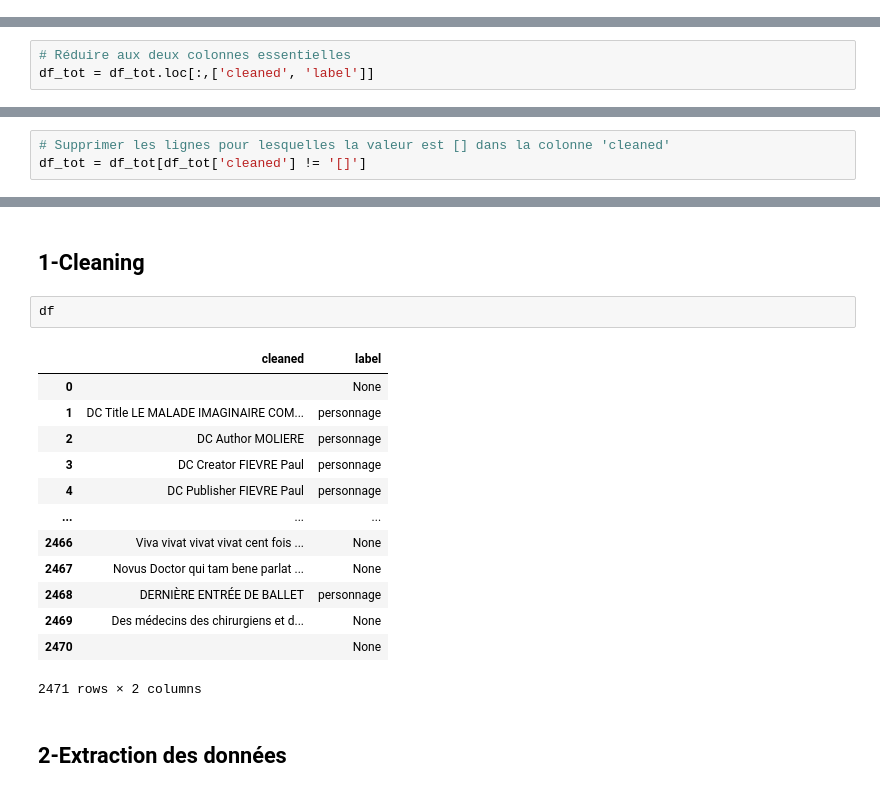
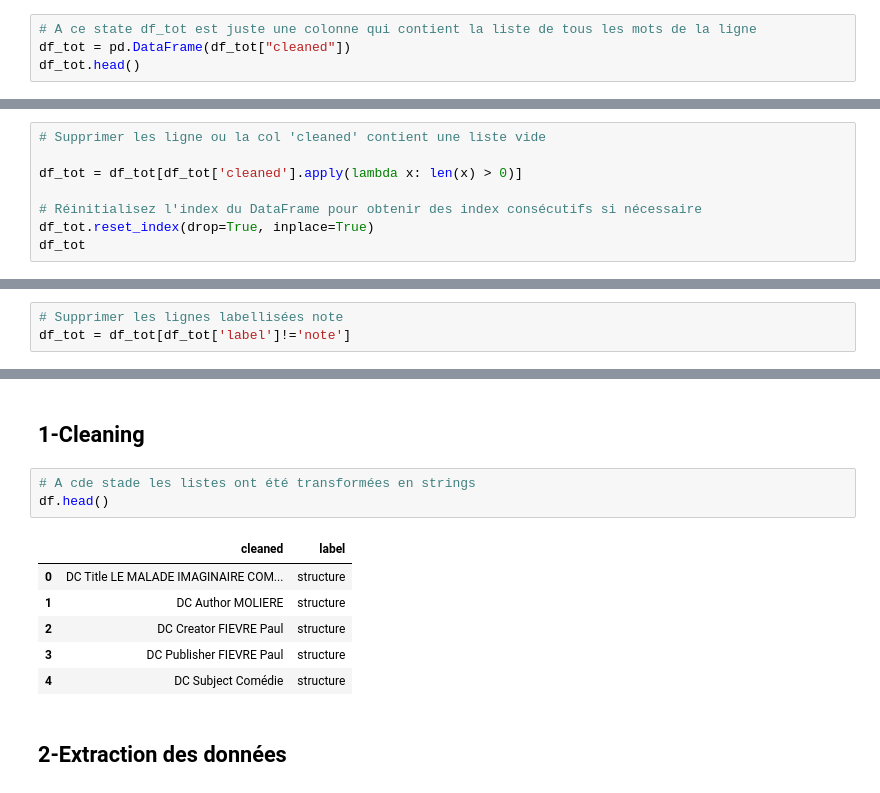
Before and after one commit to Antoine1608/TH-NL-P1-Decoupage_des_roles_d_une_piece_de_theatre, a Jupyter notebook: compte_mots.ipynb, the cells around one changed output, grey strips where cells are left out. Cells and saved outputs as stored; diff of their text form.

```diff
--- a/compte_mots.ipynb
+++ b/compte_mots.ipynb
@@ -89,0 +110,4 @@ df_tot["cleaned"] = col
+# %%
+# A ce state df_tot est juste une colonne qui contient la liste de tous les mots de la ligne
+df_tot = pd.DataFrame(df_tot["cleaned"])
+df_tot.head()
@@ -118,3 +138,0 @@ df_tot['label'] = df_tot['cleaned'].map(lambda x: personnage(x))
-# %%
-# Réduire aux deux colonnes essentielles
-df_tot = df_tot.loc[:,['cleaned', 'label']]
@@ -120,0 +156,8 @@ df_tot = df_tot.loc[:,['cleaned', 'label']]
+# %%
+# Supprimer les ligne ou la col 'cleaned' contient une liste vide
+
+df_tot = df_tot[df_tot['cleaned'].apply(lambda x: len(x) > 0)]
+
+# Réinitialisez l'index du DataFrame pour obtenir des index consécutifs si nécessaire
+df_tot.reset_index(drop=True, inplace=True)
+df_tot
@@ -121,4 +178,4 @@ df_tot = df_tot.loc[:,['cleaned', 'label']]
 # %%
-# Supprimer les lignes pour lesquelles la valeur est [] dans la colonne 'cleaned'
-df_tot = df_tot[df_tot['cleaned'] != '[]']
+# Supprimer les lignes labellisées note
+df_tot = df_tot[df_tot['label']!='note']
 # %%
@@ -291,21 +337,15 @@ df['cleaned'] = list(map(lambda x : ' '.join(x),df['cleaned']))
 # %% [markdown]
 ## 1-Cleaning
 # %%
-df
+# A cde stade les listes ont été transformées en strings
+df.head()
 # %% [output]
 |  | cleaned | label |
-| 0 |  | None |
-| 1 | DC Title LE MALADE IMAGINAIRE COM... | personnage |
-| 2 | DC Author MOLIERE | personnage |
-| 3 | DC Creator FIEVRE Paul | personnage |
-| 4 | DC Publisher FIEVRE Paul | personnage |
-| ... | ... | ... |
-| 2466 | Viva vivat vivat vivat cent fois ... | None |
-| 2467 | Novus Doctor qui tam bene parlat ... | None |
-| 2468 | DERNIÈRE ENTRÉE DE BALLET | personnage |
-| 2469 | Des médecins des chirurgiens et d... | None |
-| 2470 |  | None |
+| 0 | DC Title LE MALADE IMAGINAIRE COM... | structure |
+| 1 | DC Author MOLIERE | structure |
+| 2 | DC Creator FIEVRE Paul | structure |
+| 3 | DC Publisher FIEVRE Paul | structure |
+| 4 | DC Subject Comédie | structure |
-2471 rows × 2 columns
 # %% [markdown]
 ## 2-Extraction des données
 # %%
```
Also changed, not shown: parts of 66 cells of this notebook, 2 other files.
